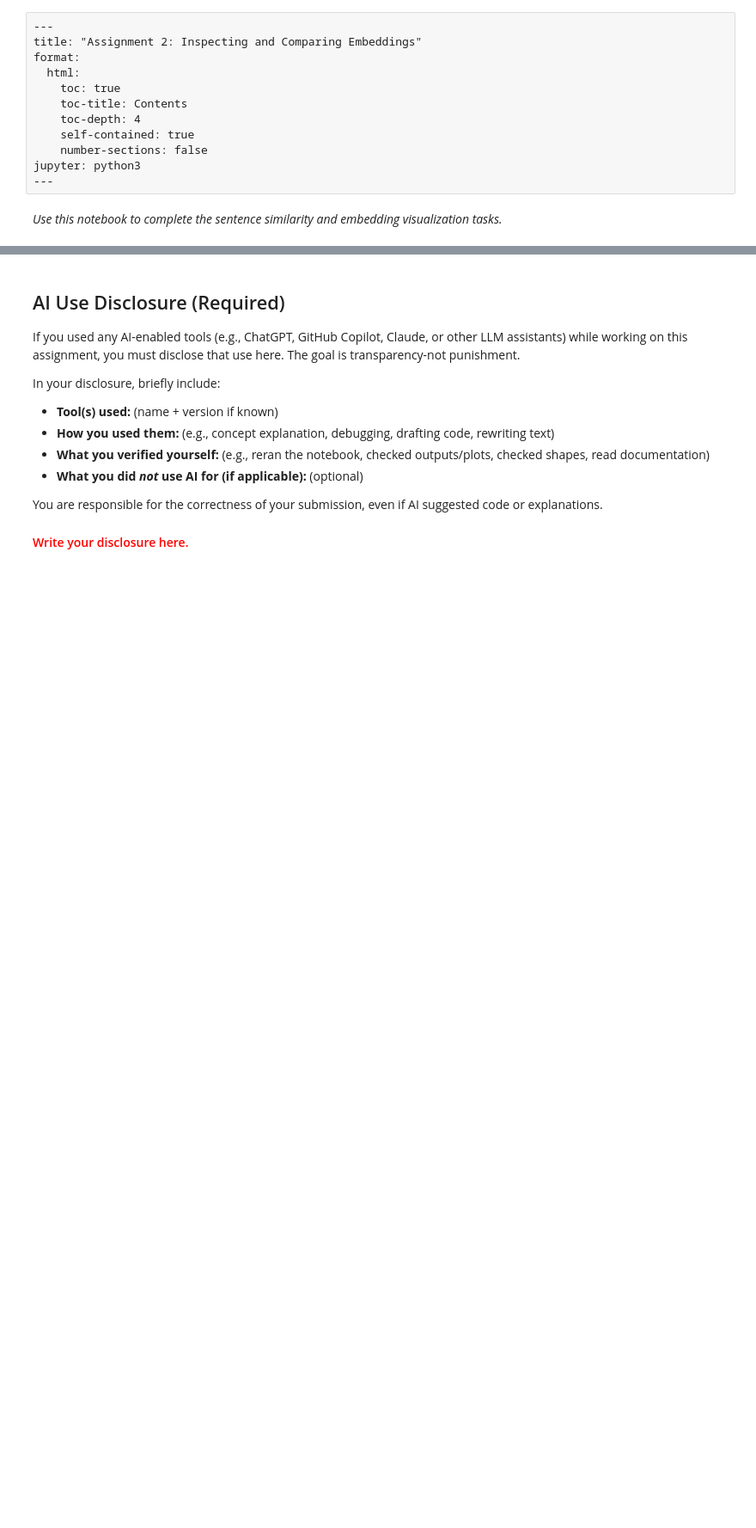
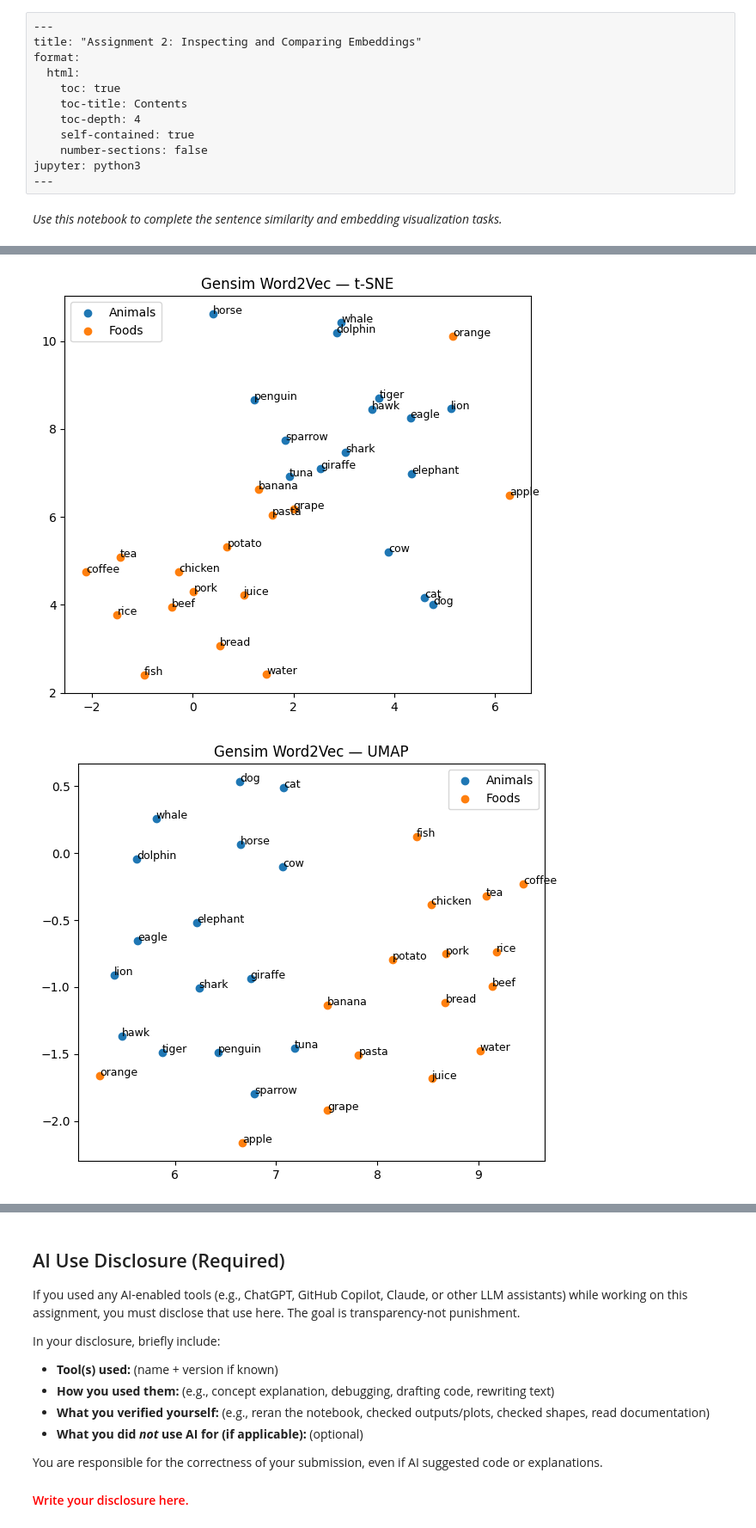
Before and after one commit to Anushka-De/stat359, a Jupyter notebook: student/Assignment_2/inspect_embeddings.ipynb, the cells around one changed output, grey strips where cells are left out. Shown at 86% size. Cells and saved outputs as stored; diff of their text form; code cells hidden in the pictures; blank space fills up the shorter version.

```diff
--- a/student/Assignment_2/inspect_embeddings.ipynb
+++ b/student/Assignment_2/inspect_embeddings.ipynb
@@ -64,0 +333,16 @@ FileNotFoundError: [Errno 2] No such file or directory: 'word2vec_embeddings.pkl
+# %%
+X_a, y_a, l_a = collect_vectors_matrix(animals, gs_embeddings, gs_word2idx, 0)
+X_f, y_f, l_f = collect_vectors_matrix(foods, gs_embeddings, gs_word2idx, 1)
+
+X = X_a + X_f
+y = y_a + y_f
+labels = l_a + l_f
+
+X_tsne = run_tsne(X)
+plot_2d(X_tsne, y, labels, "Gensim Word2Vec — t-SNE")
+
+X_umap = run_umap(X)
+plot_2d(X_umap, y, labels, "Gensim Word2Vec — UMAP")
+# %% [output]
+[figure, added]
+[figure, added]
```
Also changed, not shown: parts of 21 cells of this notebook.
